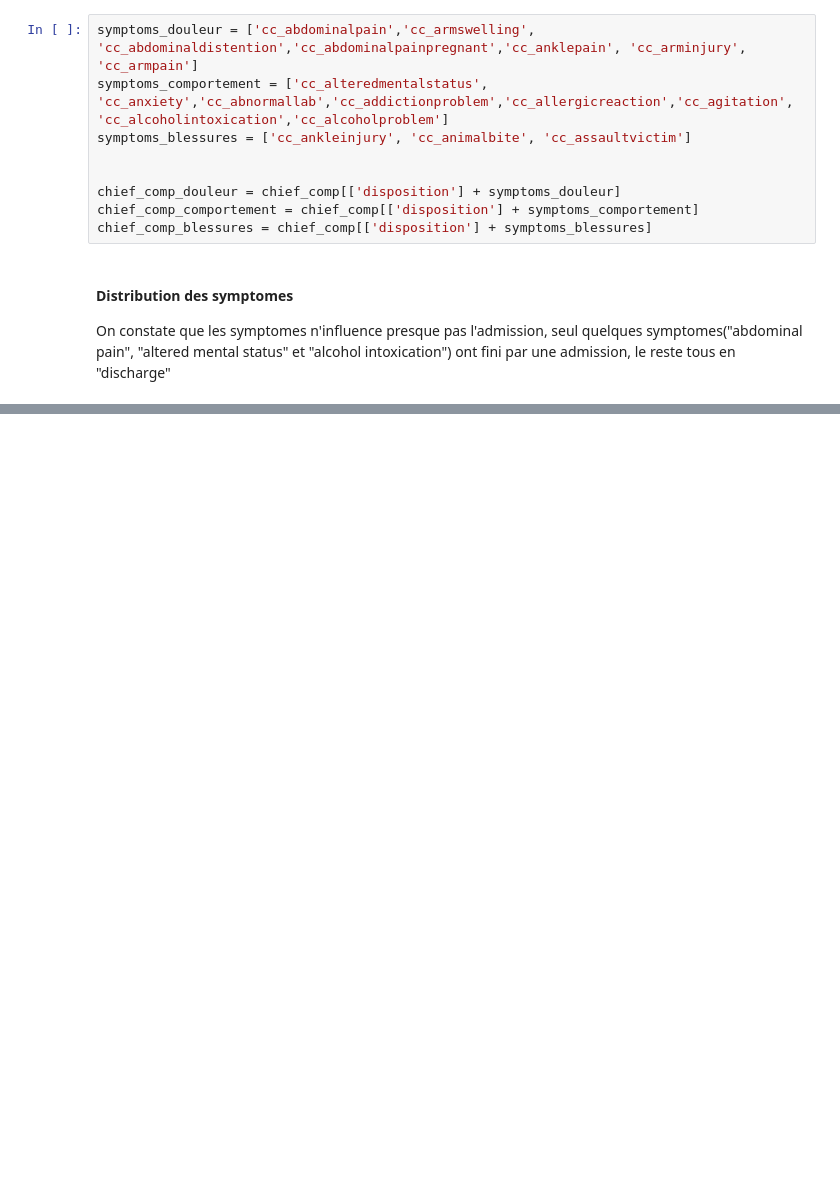
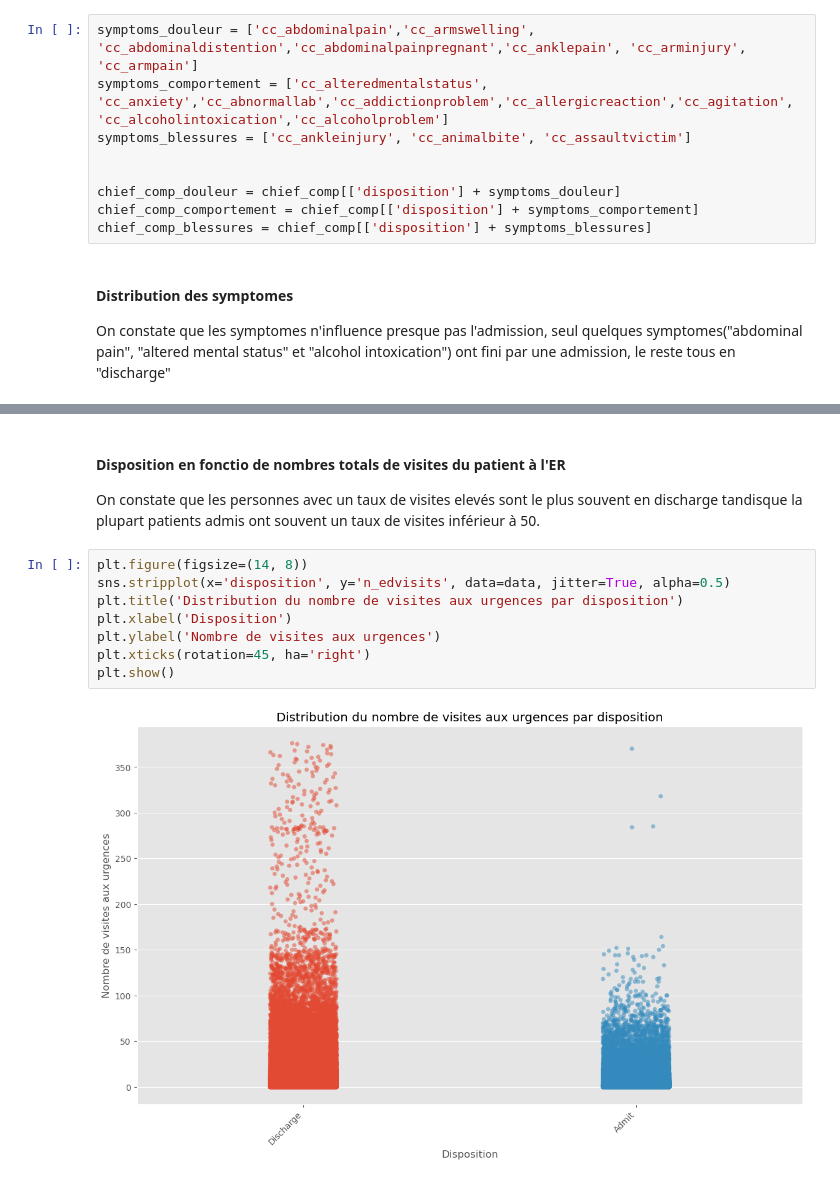
Before and after one commit to Mawbhe/Predicting-hospital-admission, a Jupyter notebook: main.ipynb, the cells around one changed output, grey strips where cells are left out. Drawn from its saved outputs; the diff is of its cells as text; blank space fills up the shorter version.

```diff
--- a/main.ipynb
+++ b/main.ipynb
@@ -524,0 +584,14 @@ plt.show()
+# %% [markdown]
+#### Disposition en fonctio de nombres totals de visites du patient à l'ER
+
+On constate que les personnes avec un taux de visites elevés sont le plus souvent en discharge tandisque la plupart patients admis ont souvent un taux de visites inférieur à 50.
+# %%
+plt.figure(figsize=(14, 8))
+sns.stripplot(x='disposition', y='n_edvisits', data=data, jitter=True, alpha=0.5)
+plt.title('Distribution du nombre de visites aux urgences par disposition')
+plt.xlabel('Disposition')
+plt.ylabel('Nombre de visites aux urgences')
+plt.xticks(rotation=45, ha='right')
+plt.show()
+# %% [output]
+[figure, added]
```
Also changed, not shown: parts of 35 cells of this notebook.
